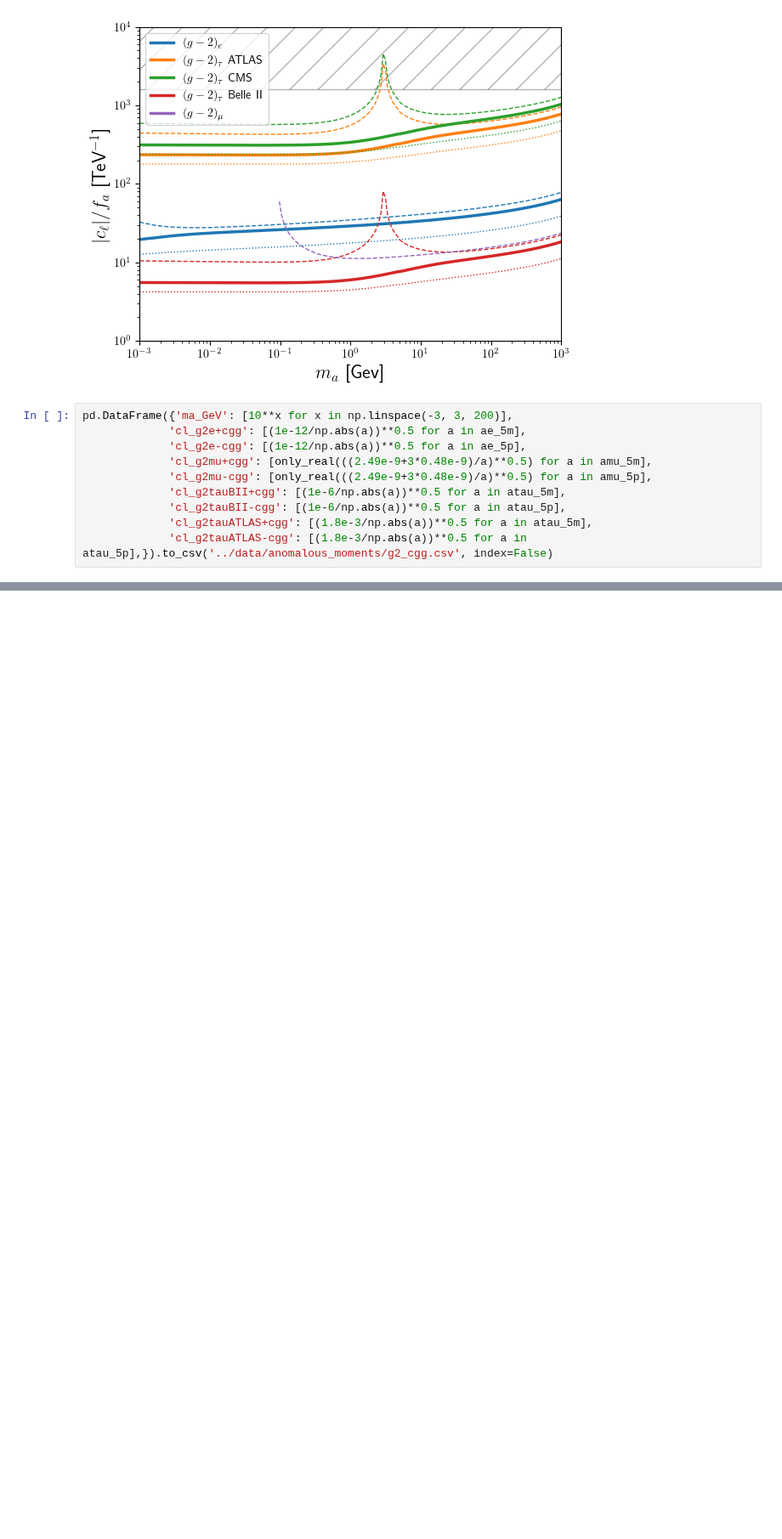
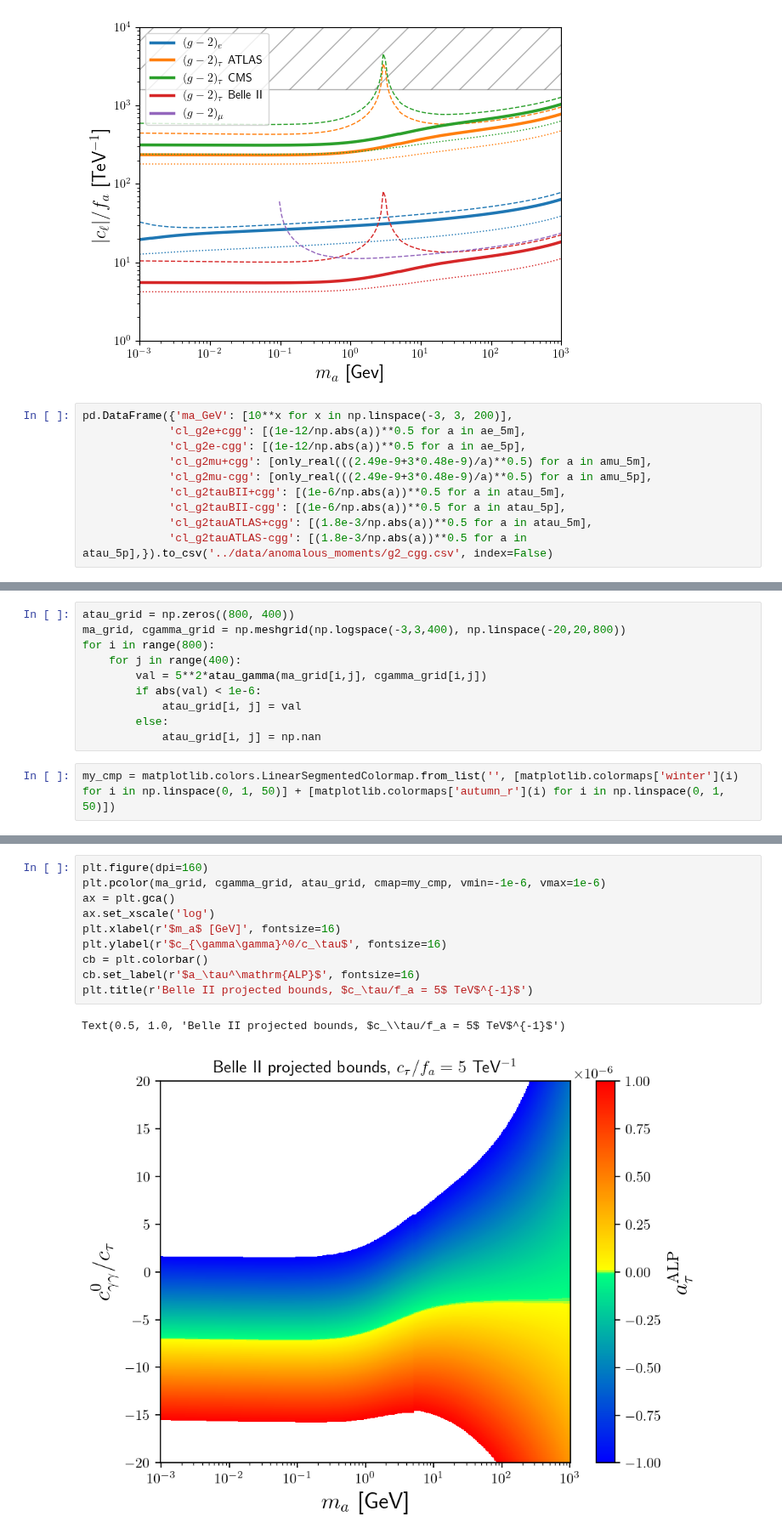
Before and after one commit to Jorge-Alda/tauALPs, a Jupyter notebook: PseudoScalar/g2/g2_new.ipynb, the cells around one changed output, grey strips where cells are left out. Shown at 85% size. Saved outputs shown, nothing was run; the diff lists cells and outputs as text; blank space fills up the shorter version.

```diff
--- a/PseudoScalar/g2/g2_new.ipynb
+++ b/PseudoScalar/g2/g2_new.ipynb
@@ -259,0 +288,12 @@ pd.DataFrame({'ma_GeV': [10**x for x in np.linspace(-3, 3, 200)],
+# %%
+atau_grid = np.zeros((800, 400))
+ma_grid, cgamma_grid = np.meshgrid(np.logspace(-3,3,400), np.linspace(-20,20,800))
+for i in range(800):
+    for j in range(400):
+        val = 5**2*atau_gamma(ma_grid[i,j], cgamma_grid[i,j])
+        if abs(val) < 1e-6:
+            atau_grid[i, j] = val
+        else:
+            atau_grid[i, j] = np.nan
+# %%
+my_cmp = matplotlib.colors.LinearSegmentedColormap.from_list('', [matplotlib.colormaps['winter'](i) for i in np.linspace(0, 1, 50)] + [matplotlib.colormaps['autumn_r'](i) for i in np.linspace(0, 1, 50)])
@@ -259,0 +304,13 @@ pd.DataFrame({'ma_GeV': [10**x for x in np.linspace(-3, 3, 200)],
+# %%
+plt.figure(dpi=160)
+plt.pcolor(ma_grid, cgamma_grid, atau_grid, cmap=my_cmp, vmin=-1e-6, vmax=1e-6)
+ax = plt.gca()
+ax.set_xscale('log')
+plt.xlabel(r'$m_a$ [GeV]', fontsize=16)
+plt.ylabel(r'$c_{\gamma\gamma}^0/c_\tau$', fontsize=16)
+cb = plt.colorbar()
+cb.set_label(r'$a_\tau^\mathrm{ALP}$', fontsize=16)
+plt.title(r'Belle II projected bounds, $c_\tau/f_a = 5$ TeV$^{-1}$')
+# %% [output]
+Text(0.5, 1.0, 'Belle II projected bounds, $c_\\tau/f_a = 5$ TeV$^{-1}$')
+[figure, added]
```
Also changed, not shown: parts of 8 cells of this notebook.
